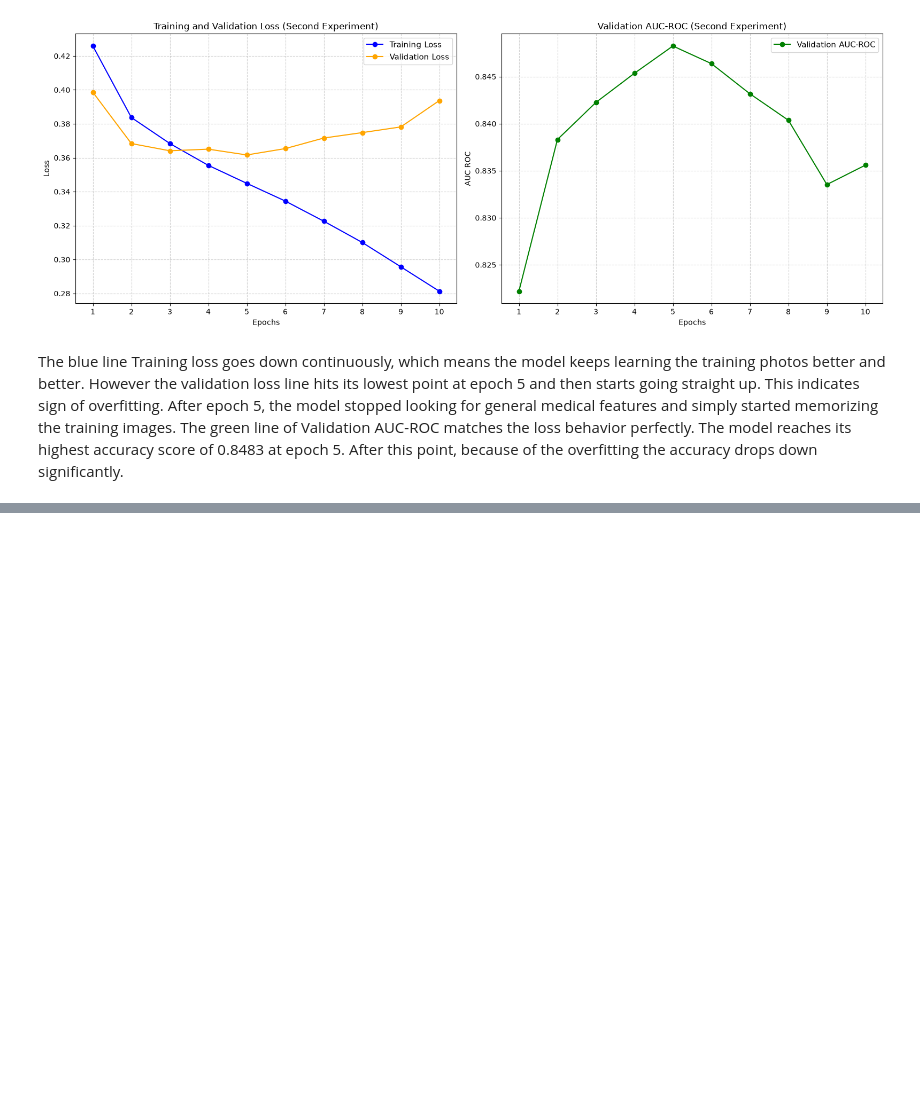
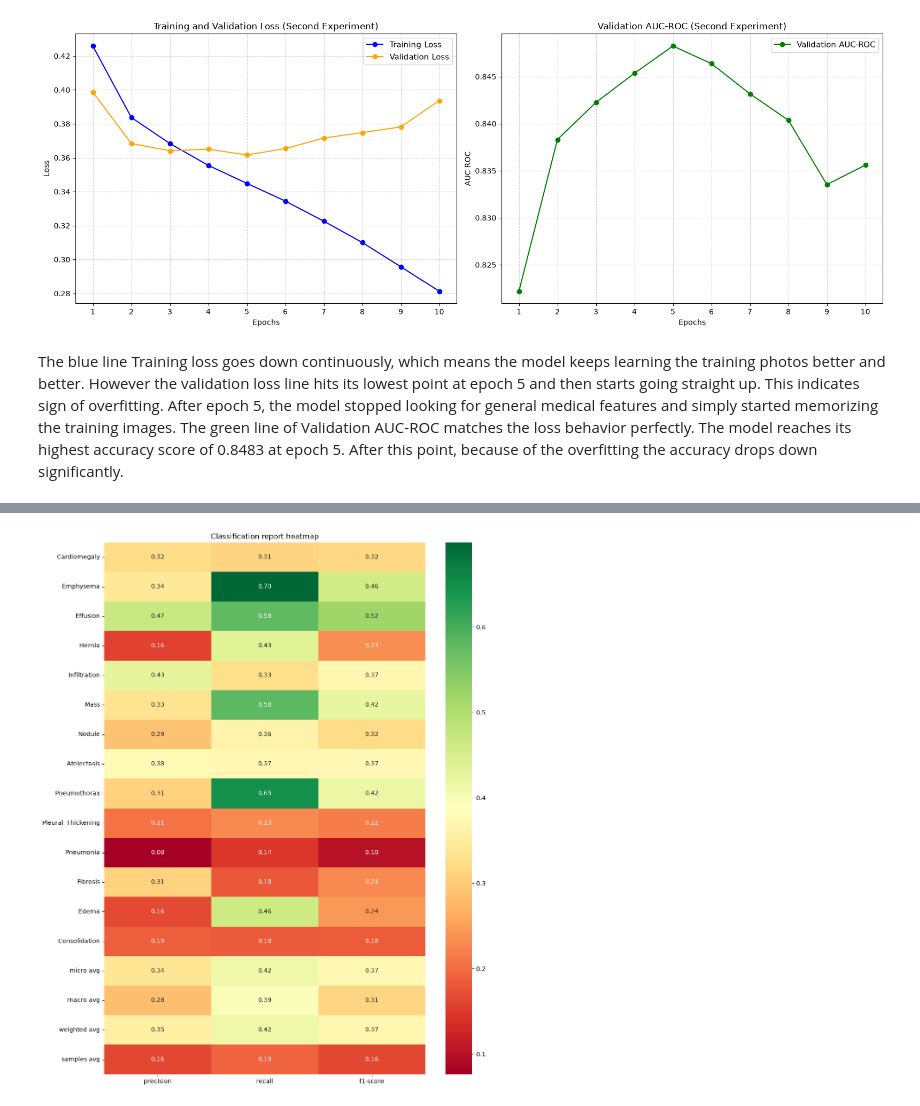
Before and after one commit to radinelageorgieva/fine-tune-convnextv2-chest-xray, a Jupyter notebook: fine-tune-convnextv2-chest-xray.ipynb, the cells around one changed output, grey strips where cells are left out. Saved outputs shown, nothing was run; the diff lists cells and outputs as text; code cells hidden in the pictures; blank space fills up the shorter version.

Commit message:
Model testing
classification report

```diff
--- a/fine-tune-convnextv2-chest-xray.ipynb
+++ b/fine-tune-convnextv2-chest-xray.ipynb
@@ -709,0 +777,2 @@ mlflow.end_run()
+# %%
+test_rep = test_report.round(4)
@@ -709,0 +799,7 @@ mlflow.end_run()
+# %%
+plt.figure(figsize = (12, 16))
+sns.heatmap(test_rep[['precision', 'recall', 'f1-score']], annot = True, cmap = 'RdYlGn', fmt = '.2f')
+plt.title('Classification report heatmap')
+plt.show()
+# %% [output]
+[figure, added]
```
Also changed, not shown: parts of 16 cells of this notebook.
